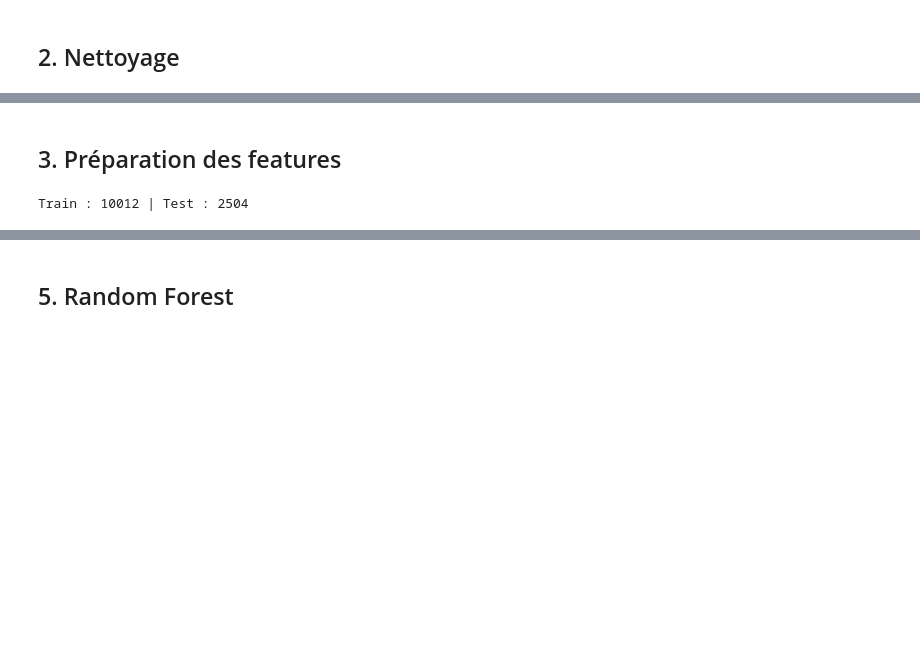
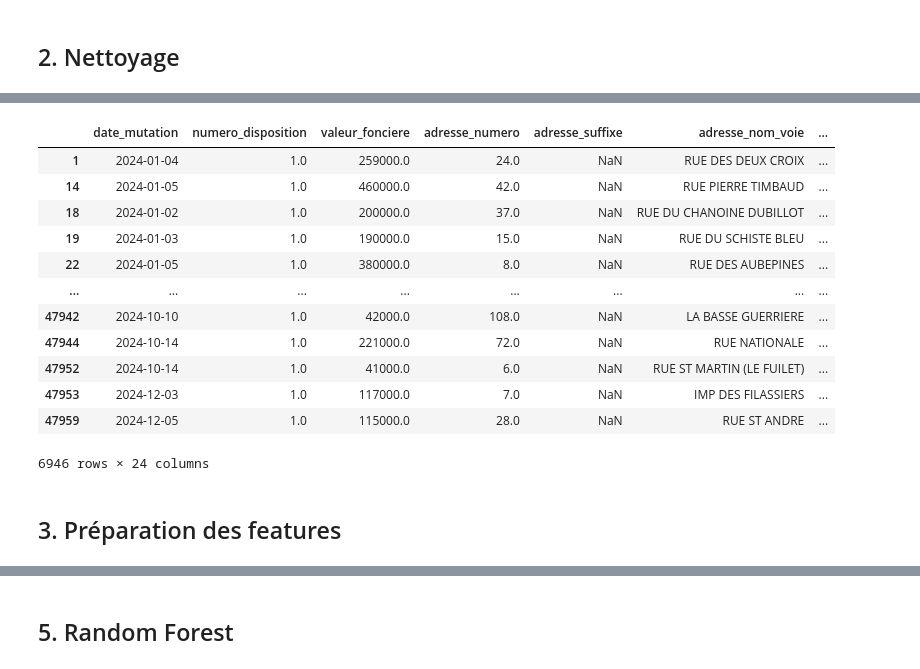
Before and after one commit to magamaka-ira/MachineLearning, a Jupyter notebook: arthur_objectif1.ipynb, the cells around one changed output, grey strips where cells are left out. Drawn from its saved outputs; the diff is of its cells as text; code cells hidden in the pictures; blank space fills up the shorter version.

```diff
--- a/arthur_objectif1.ipynb
+++ b/arthur_objectif1.ipynb
@@ -92,23 +137,20 @@ Appartement    3391
 Name: count, dtype: int64
 data_clean.csv exporté
+# %%
+df
+# %% [output]
+|  | date_mutation | numero_disposition | valeur_fonciere | adresse_numero | adresse_suffixe | adresse_nom_voie | ... |
+| 1 | 2024-01-04 | 1.0 | 259000.0 | 24.0 | NaN | RUE DES DEUX CROIX | ... |
+| 14 | 2024-01-05 | 1.0 | 460000.0 | 42.0 | NaN | RUE PIERRE TIMBAUD | ... |
+| 18 | 2024-01-02 | 1.0 | 200000.0 | 37.0 | NaN | RUE DU CHANOINE DUBILLOT | ... |
+| 19 | 2024-01-03 | 1.0 | 190000.0 | 15.0 | NaN | RUE DU SCHISTE BLEU | ... |
+| 22 | 2024-01-05 | 1.0 | 380000.0 | 8.0 | NaN | RUE DES AUBEPINES | ... |
+| ... | ... | ... | ... | ... | ... | ... | ... |
+| 47942 | 2024-10-10 | 1.0 | 42000.0 | 108.0 | NaN | LA BASSE GUERRIERE | ... |
+| 47944 | 2024-10-14 | 1.0 | 221000.0 | 72.0 | NaN | RUE NATIONALE | ... |
+| 47952 | 2024-10-14 | 1.0 | 41000.0 | 6.0 | NaN | RUE ST MARTIN (LE FUILET) | ... |
+| 47953 | 2024-12-03 | 1.0 | 117000.0 | 7.0 | NaN | IMP DES FILASSIERS | ... |
+| 47959 | 2024-12-05 | 1.0 | 115000.0 | 28.0 | NaN | RUE ST ANDRE | ... |
+6946 rows × 24 columns
 # %% [markdown]
 ## 3. Préparation des features
-# %%
-FEATURES = [
-    config.COL_SURFACE,
-    config.COL_PIECES,
-    config.COL_TERRAIN,
-    config.COL_LAT,
-    config.COL_LON,
-    'type_encode',
-    'annee',
-    'mois',
-]
-
-X = df[FEATURES].fillna(0)
-y = df[config.COL_PRIX]
-
-X_train, X_test, y_train, y_test = train_test_split(X, y, test_size=0.2, random_state=42)
-print(f'Train : {len(X_train)} | Test : {len(X_test)}')
-# %% [output]
-Train : 10012 | Test : 2504
```
Also changed, not shown: parts of 14 cells of this notebook.
